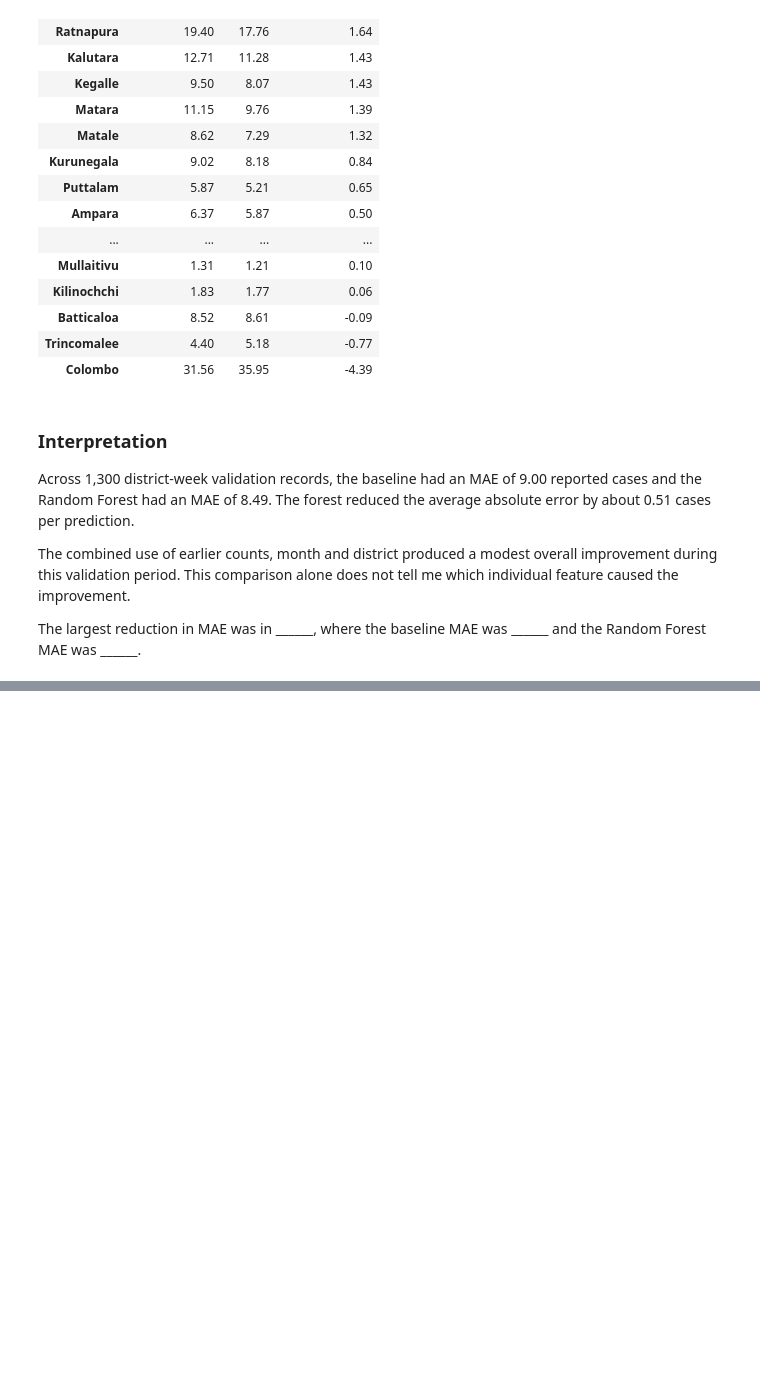
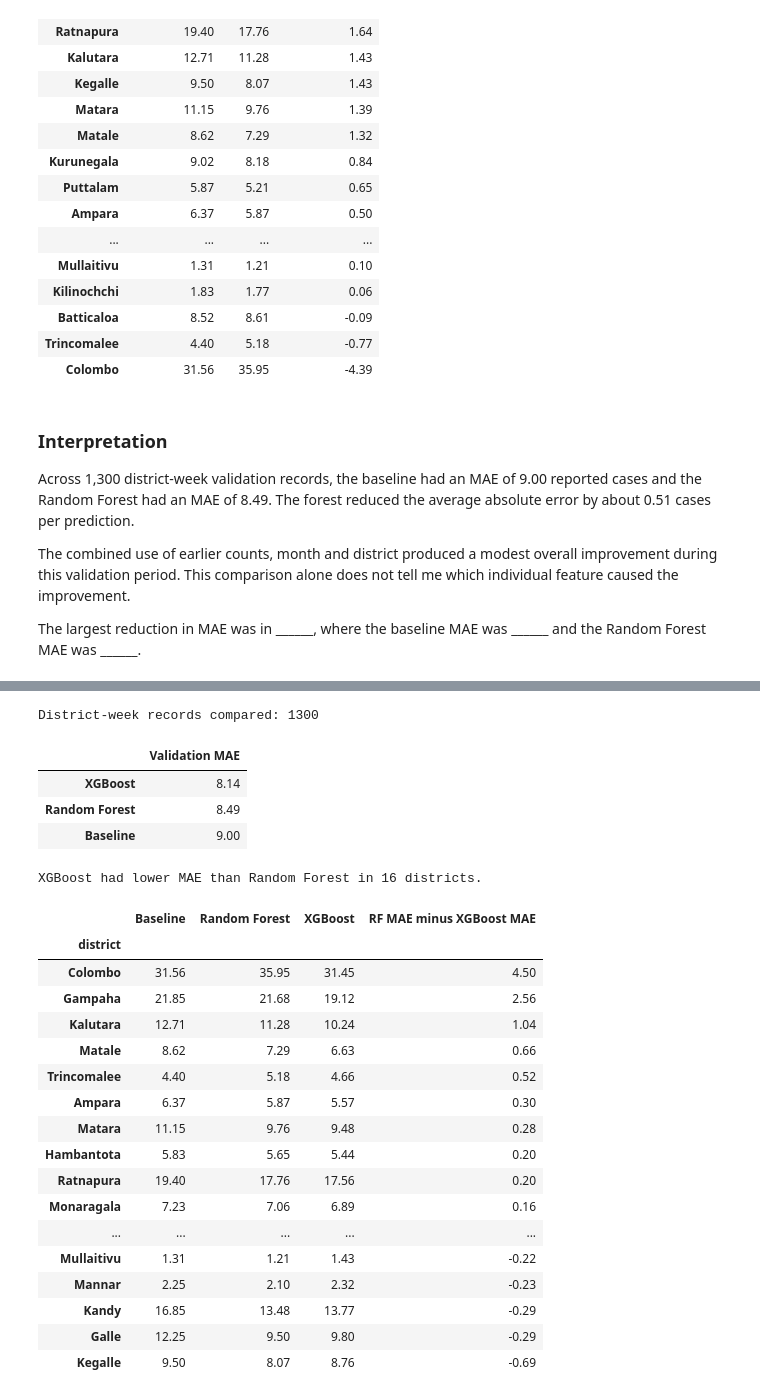
Before and after one commit to Vithu-29/sri-lanka-dengue-forecast, a Jupyter notebook: notebooks/01_explore_dengue_data.ipynb, the cells around one changed output, grey strips where cells are left out. Saved outputs shown, nothing was run; the diff lists cells and outputs as text; code cells hidden in the pictures; blank space fills up the shorter version.

Commit message:
Compare XGBoost and Random Forest forecasts across 25 districts

```diff
--- a/notebooks/01_explore_dengue_data.ipynb
+++ b/notebooks/01_explore_dengue_data.ipynb
@@ -355,0 +419,59 @@ ______ and the Random Forest MAE was ______.
+# %%
+# rf_results already contains the actual counts and the first two predictions.
+comparison = rf_results.copy()
+comparison["xgb_prediction"] = pd.Series(
+    xgb_model.predict(valid[features]),
+    index=valid.index
+)
+
+predictions = comparison[
+    ["baseline_prediction", "rf_prediction", "xgb_prediction"]
+].copy()
+predictions.columns = ["Baseline", "Random Forest", "XGBoost"]
+
+# Check that every method is scored on every validation record.
+assert predictions.notna().all().all(), "Some validation predictions are missing."
+
+errors = predictions.sub(comparison["actual_cases"], axis="index").abs()
+
+overall_mae = errors.mean().sort_values().rename("Validation MAE")
+print("District-week records compared:", len(errors))
+display(overall_mae.round(2).to_frame())
+
+district_mae = errors.groupby(comparison["district"]).mean()
+district_mae["RF MAE minus XGBoost MAE"] = (
+    district_mae["Random Forest"] - district_mae["XGBoost"]
+)
+
+xgb_wins = (district_mae["RF MAE minus XGBoost MAE"] > 0).sum()
+print(f"XGBoost had lower MAE than Random Forest in {xgb_wins} districts.")
+
+display(
+    district_mae.sort_values("RF MAE minus XGBoost MAE", ascending=False)
+    .round(2)
+)
+# %% [output]
+District-week records compared: 1300
+|  | Validation MAE |
+| XGBoost | 8.14 |
+| Random Forest | 8.49 |
+| Baseline | 9.00 |
+XGBoost had lower MAE than Random Forest in 16 districts.
+|  | Baseline | Random Forest | XGBoost | RF MAE minus XGBoost MAE |
+| district |  |  |  |  |
+| Colombo | 31.56 | 35.95 | 31.45 | 4.50 |
+| Gampaha | 21.85 | 21.68 | 19.12 | 2.56 |
+| Kalutara | 12.71 | 11.28 | 10.24 | 1.04 |
+| Matale | 8.62 | 7.29 | 6.63 | 0.66 |
+| Trincomalee | 4.40 | 5.18 | 4.66 | 0.52 |
+| Ampara | 6.37 | 5.87 | 5.57 | 0.30 |
+| Matara | 11.15 | 9.76 | 9.48 | 0.28 |
+| Hambantota | 5.83 | 5.65 | 5.44 | 0.20 |
+| Ratnapura | 19.40 | 17.76 | 17.56 | 0.20 |
+| Monaragala | 7.23 | 7.06 | 6.89 | 0.16 |
+| ... | ... | ... | ... | ... |
+| Mullaitivu | 1.31 | 1.21 | 1.43 | -0.22 |
+| Mannar | 2.25 | 2.10 | 2.32 | -0.23 |
+| Kandy | 16.85 | 13.48 | 13.77 | -0.29 |
+| Galle | 12.25 | 9.50 | 9.80 | -0.29 |
+| Kegalle | 9.50 | 8.07 | 8.76 | -0.69 |
```
Also changed, not shown: parts of 5 cells of this notebook.
